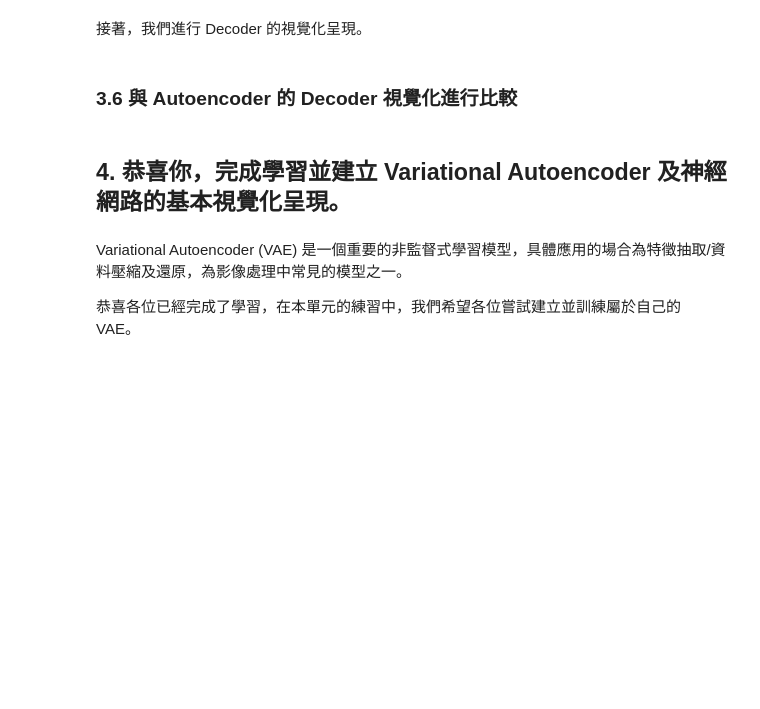
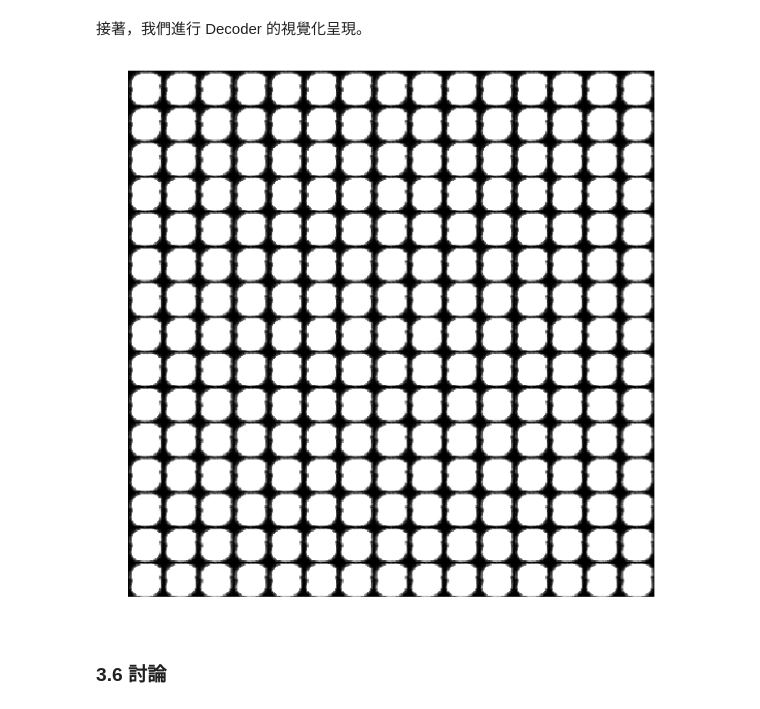
Before and after one commit to yenlung/Deep-Learning-MOOC, a Jupyter notebook: 07-2. 使用 CNN 建立 VAE.ipynb, the cells around one changed output. Cells and saved outputs as stored; diff of their text form; code cells hidden in the pictures; blank space fills up the shorter version.

```diff
--- a/07-2. 使用 CNN 建立 VAE.ipynb
+++ b/07-2. 使用 CNN 建立 VAE.ipynb
@@ -111 +172,7 @@ def normalize_to_unit(x):
+# %%
+n = 15
+digit_size = 28
+figure = np.zeros((digit_size * n, digit_size * n))
+grid_x = np.linspace(0.05, 0.95, n)
+grid_y = np.linspace(0.05, 0.95, n)
 # %%
@@ -122,7 +186,9 @@ for i, yi in enumerate(grid_x_vae):
 # %%
 plt.figure(figsize=(10, 10))
-plt.imshow(VAE_figure, cmap='Greys_r')
+plt.imshow(figure, cmap='Greys_r')
 plt.axis('off')
 plt.show()
+# %% [output]
+[figure, added]
 # %% [markdown]
-### 3.6 與 Autoencoder 的 Decoder 視覺化進行比較
+### 3.6 討論
@@ -138,6 +194,0 @@ plt.show()
-# %% [markdown]
-## 4. 恭喜你，完成學習並建立 Variational Autoencoder 及神經網路的基本視覺化呈現。
-# %% [markdown]
-Variational Autoencoder (VAE) 是一個重要的非監督式學習模型，具體應用的場合為特徵抽取/資料壓縮及還原，為影像處理中常見的模型之一。
-
-恭喜各位已經完成了學習，在本單元的練習中，我們希望各位嘗試建立並訓練屬於自己的 VAE。
```
Also changed, not shown: parts of 16 cells of this notebook, 2 other files.
